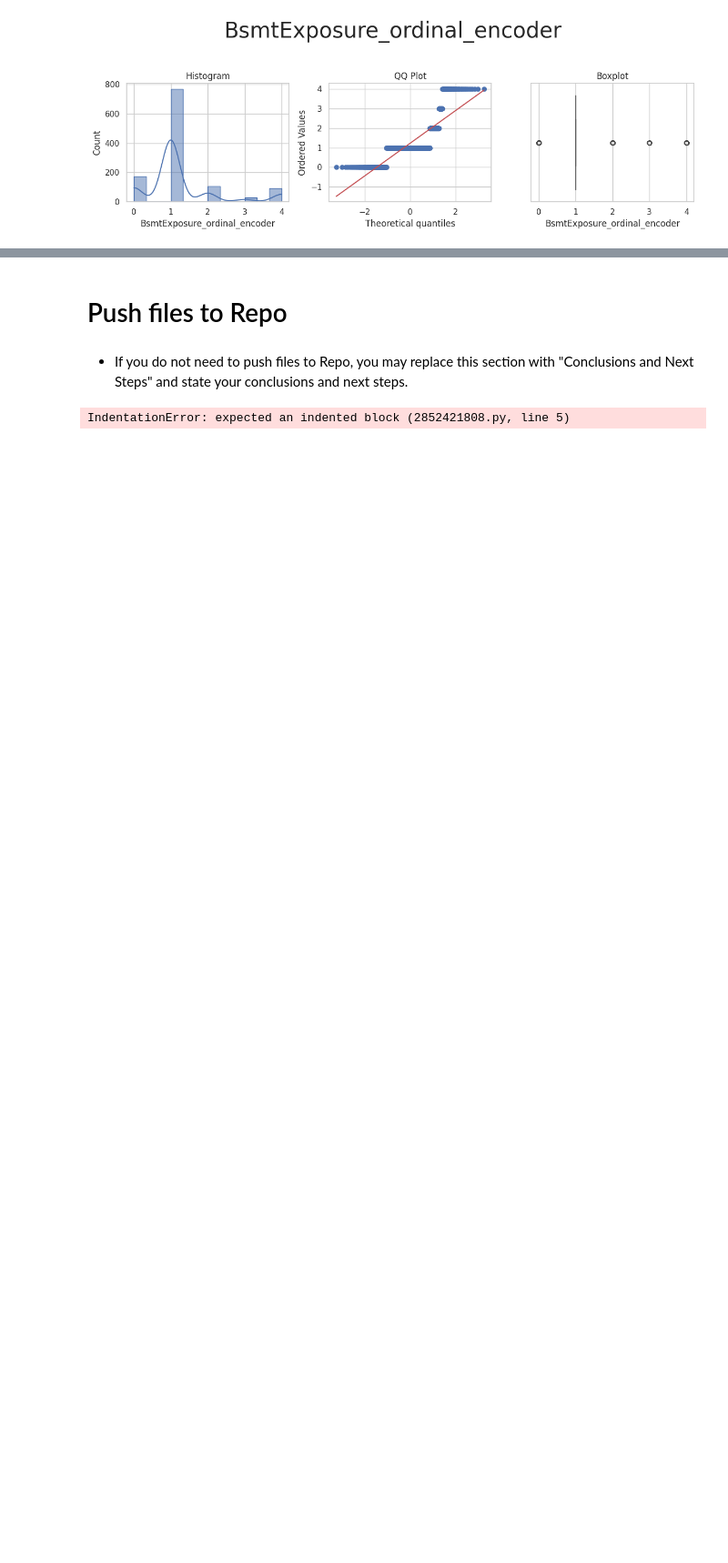
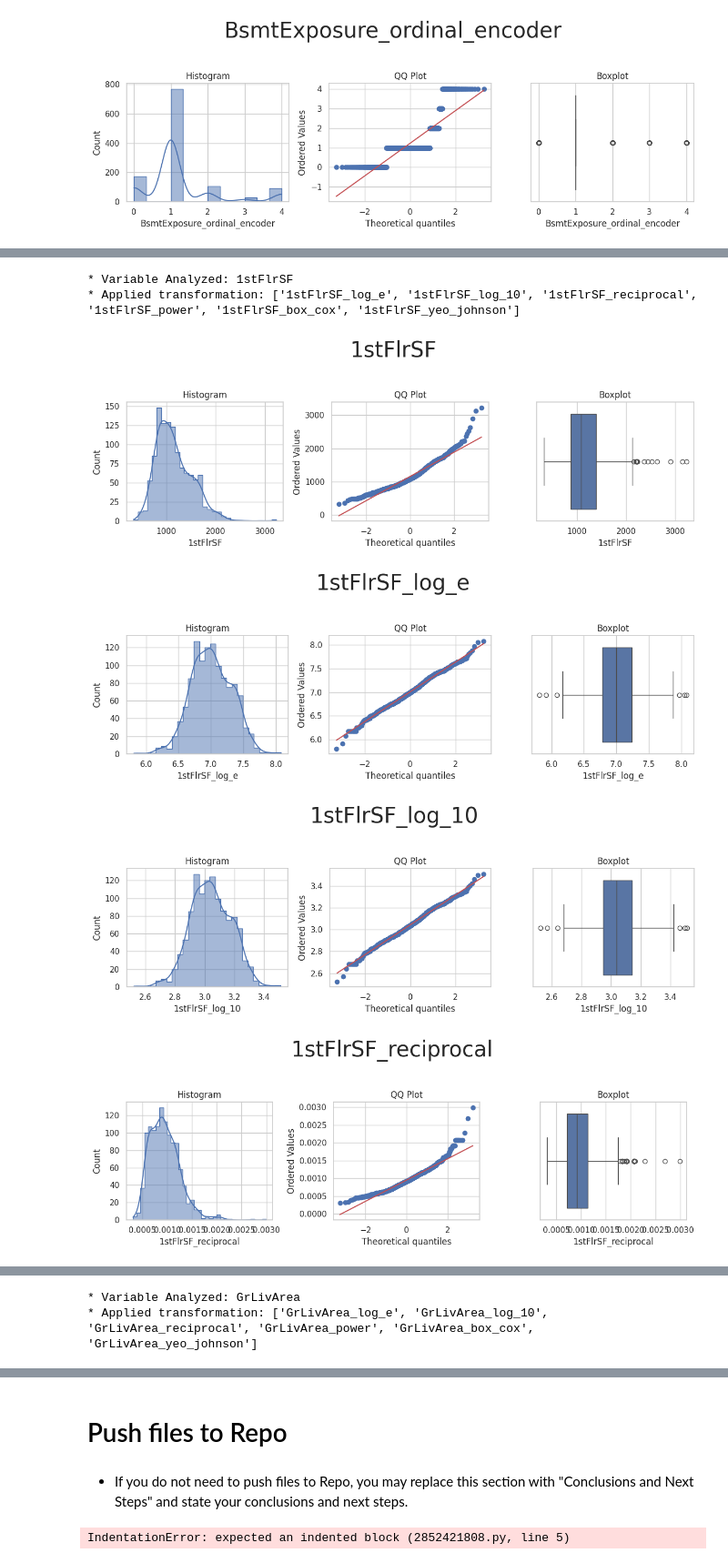
Before and after one commit to aksurcos/P5-Heritage-Housing, a Jupyter notebook: jupyter_notebooks/04_feature_engineering.ipynb, the cells around one changed output, grey strips where cells are left out. Shown at 91% size. Drawn from its saved outputs; the diff is of its cells as text; code cells hidden in the pictures; blank space fills up the shorter version.

```diff
--- a/jupyter_notebooks/04_feature_engineering.ipynb
+++ b/jupyter_notebooks/04_feature_engineering.ipynb
@@ -392,0 +404,4 @@ df_engineering = FeatureEngineeringAnalysis(df=df_engineering, analysis_type='or
+# %%
+encoder = OrdinalEncoder(encoding_method='arbitrary', variables=variables_engineering)
+TrainSet = encoder.fit_transform(TrainSet)
+TestSet = encoder.transform(TestSet)
@@ -392,0 +410,3 @@ df_engineering = FeatureEngineeringAnalysis(df=df_engineering, analysis_type='or
+# %%
+variables_engineering = ['1stFlrSF', 'GrLivArea', 'LotArea', 'LotFrontage']
+variables_engineering
@@ -392,0 +415,3 @@ df_engineering = FeatureEngineeringAnalysis(df=df_engineering, analysis_type='or
+# %%
+df_engineering = TrainSet[variables_engineering].copy()
+df_engineering.head(10)
@@ -392,0 +430,9 @@ df_engineering = FeatureEngineeringAnalysis(df=df_engineering, analysis_type='or
+# %%
+df_engineering = FeatureEngineeringAnalysis(df=df_engineering, analysis_type='numerical')
+# %% [output]
+* Variable Analyzed: 1stFlrSF
+* Applied transformation: ['1stFlrSF_log_e', '1stFlrSF_log_10', '1stFlrSF_reciprocal', '1stFlrSF_power', '1stFlrSF_box_cox', '1stFlrSF_yeo_johnson']
+[figure, added]
+[figure, added]
+[figure, added]
+[figure, added]
@@ -392,0 +442,2 @@ df_engineering = FeatureEngineeringAnalysis(df=df_engineering, analysis_type='or
+* Variable Analyzed: GrLivArea
+* Applied transformation: ['GrLivArea_log_e', 'GrLivArea_log_10', 'GrLivArea_reciprocal', 'GrLivArea_power', 'GrLivArea_box_cox', 'GrLivArea_yeo_johnson']
```
Also changed, not shown: parts of 8 cells of this notebook.
